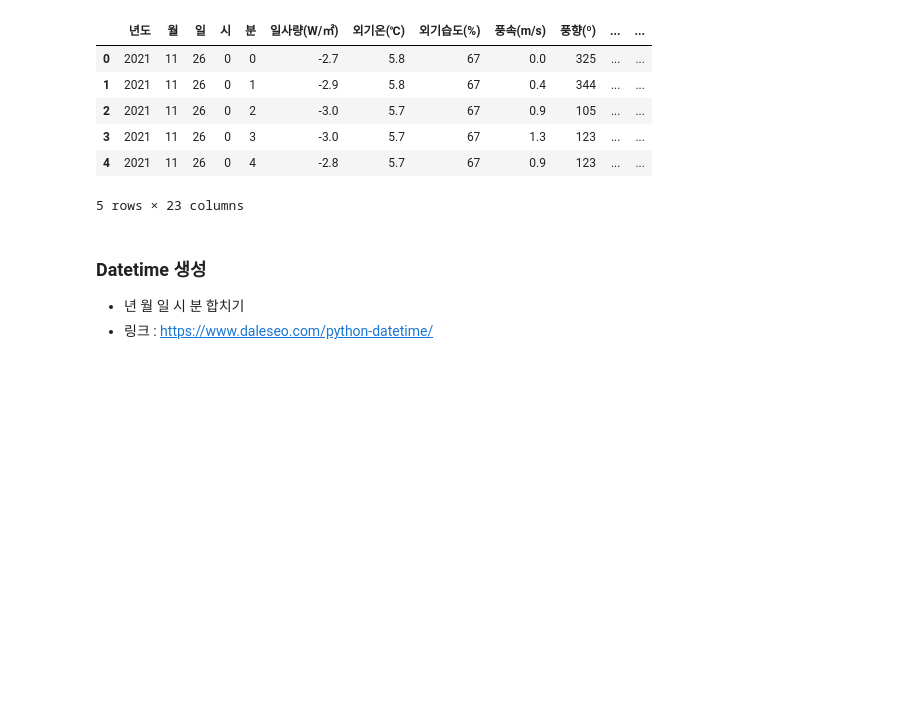
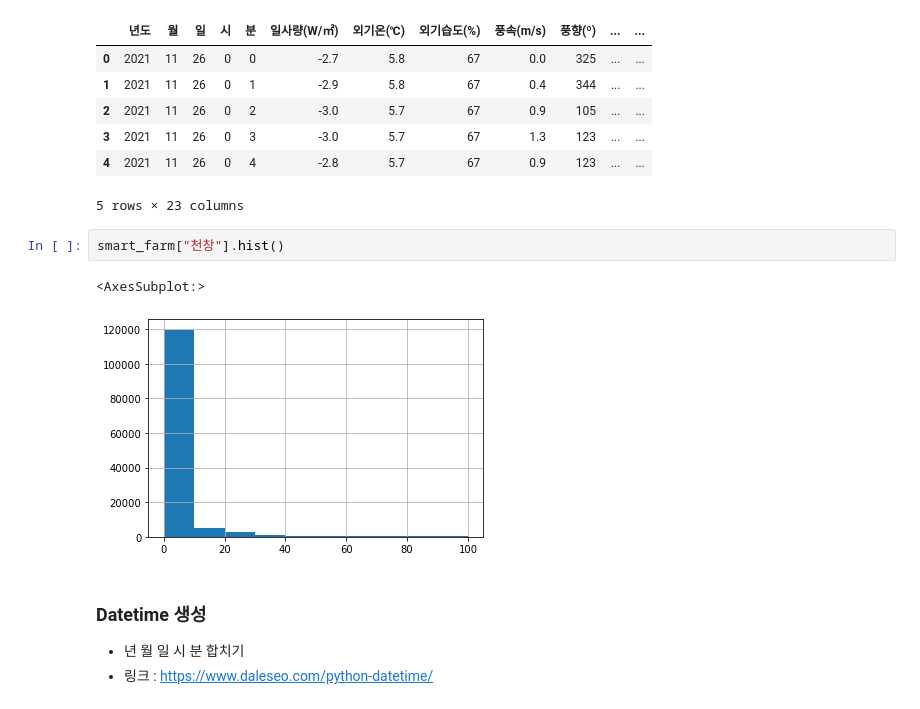
Before and after one commit to yxbxn/smart_farm, a Jupyter notebook: EDA.ipynb, the cells around one changed output. Cells and saved outputs as stored; diff of their text form; blank space fills up the shorter version.

```diff
--- a/EDA.ipynb
+++ b/EDA.ipynb
@@ -30,6 +30,11 @@ smart_farm.head()
 | 3 | 2021 | 11 | 26 | 0 | 3 | -3.0 | 5.7 | 67 | 1.3 | 123 | ... | ... |
 | 4 | 2021 | 11 | 26 | 0 | 4 | -2.8 | 5.7 | 67 | 0.9 | 123 | ... | ... |
 5 rows × 23 columns
+# %%
+smart_farm["천창"].hist()
+# %% [output]
+<AxesSubplot:>
+[figure, added]
 # %% [markdown]
 ### Datetime 생성
 - 년 월 일 시 분 합치기
```
Also changed, not shown: parts of 12 cells of this notebook.
